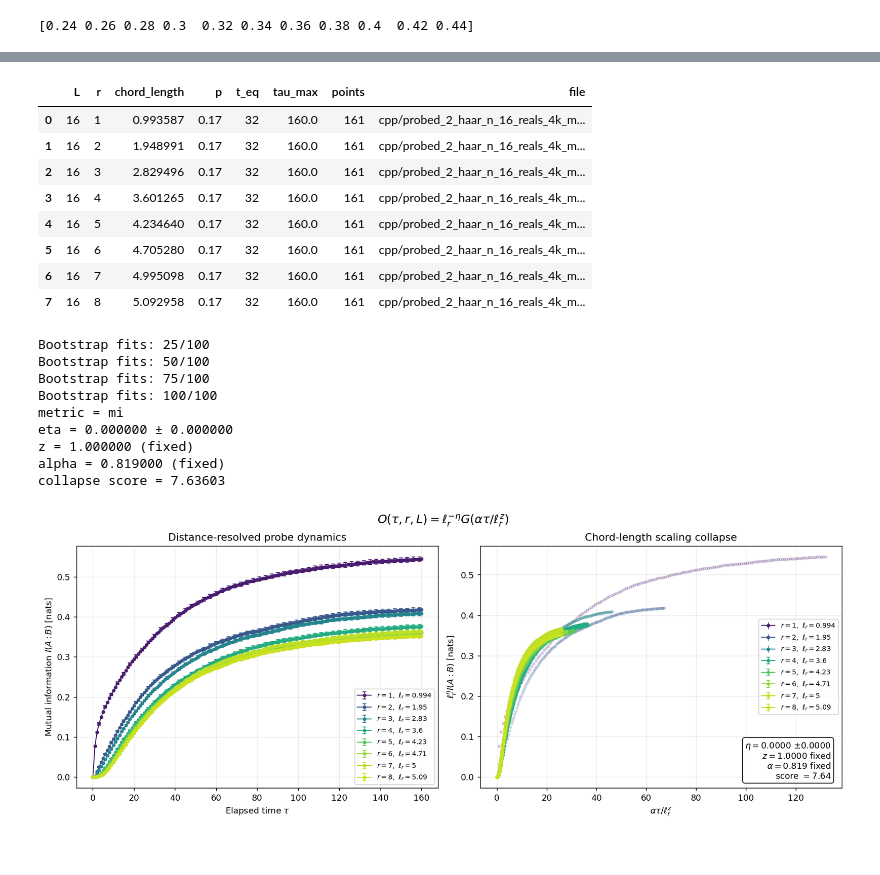
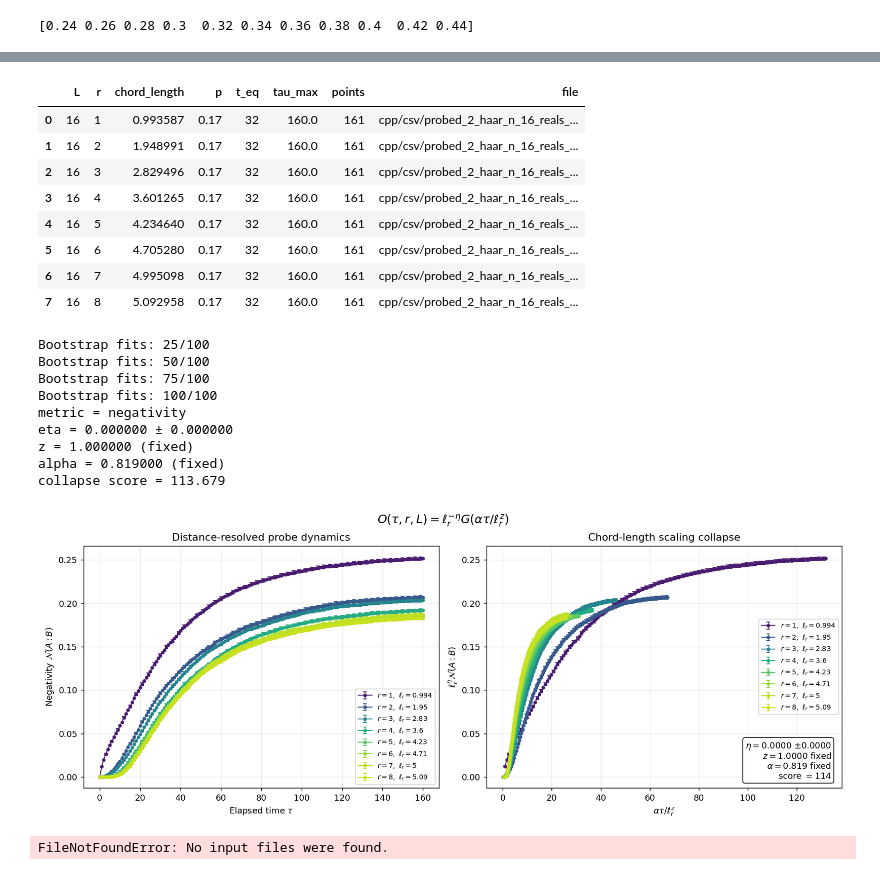
Before and after one commit to amarce4/mipt, a Jupyter notebook: python/visualize.ipynb, the cells around one changed output, grey strips where cells are left out. Cells and saved outputs as stored; diff of their text form; code cells hidden in the pictures.

```diff
--- a/python/visualize.ipynb
+++ b/python/visualize.ipynb
@@ -378,35 +387,80 @@ interpolation bracket = (0.8977597637426882, 1.1221997046783603)
 # %%
 from importlib import reload
 import data_analysis as da
 reload(da)
 
 result = da.probe_distance_collapse(
-    files="cpp/probed_2_haar_n_16_reals_4k_mode_4_p_0.17_teq_32_tau_0_160.csv",
-    metric="mi",       # "mi", "negativity", or "log_negativity"
+    files="cpp/csv/probed_2_haar_n_16_reals_4k_mode_4_p_0.17_teq_32_tau_0_160.csv",
+    metric="negativity",       # "mi", "negativity", or "log_negativity"
     mi_units="nats",
     eta=None,          # None fits eta; a number fixes it
     z=1.0,             # None fits z; 1.0 fixes the CFT expectation
     alpha=0.819,         # fix to the anisotropy obtained from mode 3
-    fit_distance=(4, None),
-    fit_tau=(1, None),
+    fit_distance=(1, None),
+    fit_tau=(0, None),
 )
 # %% [output]
 |  | L | r | chord_length | p | t_eq | tau_max | points | file |
-| 0 | 16 | 1 | 0.993587 | 0.17 | 32 | 160.0 | 161 | cpp/probed_2_haar_n_16_reals_4k_m... |
-| 1 | 16 | 2 | 1.948991 | 0.17 | 32 | 160.0 | 161 | cpp/probed_2_haar_n_16_reals_4k_m... |
-| 2 | 16 | 3 | 2.829496 | 0.17 | 32 | 160.0 | 161 | cpp/probed_2_haar_n_16_reals_4k_m... |
-| 3 | 16 | 4 | 3.601265 | 0.17 | 32 | 160.0 | 161 | cpp/probed_2_haar_n_16_reals_4k_m... |
-| 4 | 16 | 5 | 4.234640 | 0.17 | 32 | 160.0 | 161 | cpp/probed_2_haar_n_16_reals_4k_m... |
-| 5 | 16 | 6 | 4.705280 | 0.17 | 32 | 160.0 | 161 | cpp/probed_2_haar_n_16_reals_4k_m... |
-| 6 | 16 | 7 | 4.995098 | 0.17 | 32 | 160.0 | 161 | cpp/probed_2_haar_n_16_reals_4k_m... |
-| 7 | 16 | 8 | 5.092958 | 0.17 | 32 | 160.0 | 161 | cpp/probed_2_haar_n_16_reals_4k_m... |
+| 0 | 16 | 1 | 0.993587 | 0.17 | 32 | 160.0 | 161 | cpp/csv/probed_2_haar_n_16_reals_... |
+| 1 | 16 | 2 | 1.948991 | 0.17 | 32 | 160.0 | 161 | cpp/csv/probed_2_haar_n_16_reals_... |
+| 2 | 16 | 3 | 2.829496 | 0.17 | 32 | 160.0 | 161 | cpp/csv/probed_2_haar_n_16_reals_... |
+| 3 | 16 | 4 | 3.601265 | 0.17 | 32 | 160.0 | 161 | cpp/csv/probed_2_haar_n_16_reals_... |
+| 4 | 16 | 5 | 4.234640 | 0.17 | 32 | 160.0 | 161 | cpp/csv/probed_2_haar_n_16_reals_... |
+| 5 | 16 | 6 | 4.705280 | 0.17 | 32 | 160.0 | 161 | cpp/csv/probed_2_haar_n_16_reals_... |
+| 6 | 16 | 7 | 4.995098 | 0.17 | 32 | 160.0 | 161 | cpp/csv/probed_2_haar_n_16_reals_... |
+| 7 | 16 | 8 | 5.092958 | 0.17 | 32 | 160.0 | 161 | cpp/csv/probed_2_haar_n_16_reals_... |
 Bootstrap fits: 25/100
 Bootstrap fits: 50/100
 Bootstrap fits: 75/100
 Bootstrap fits: 100/100
-metric = mi
+metric = negativity
 eta = 0.000000 ± 0.000000
 z = 1.000000 (fixed)
 alpha = 0.819000 (fixed)
-collapse score = 7.63603
+collapse score = 113.679
-[figure, old version]
+[figure, new version]
+# %%
+from glob import glob
+import data_analysis as da
+
+# ---------- User controls ----------
+CIRCUIT = "rppu"   # Filename tag: haar, rppu, rfgs, qrppu, etc.
+P = "0.17"         # Must match the compact value used in filenames
+ALPHA = 0.81
+ALPHA_STDERR = 0.09
+
+S1_N = 12
+S1_T_RANGE = (0.0, 10.0)
+
+DIR = "cpp/csv/free_energy/rppu_reals_10k"
+
+# ---------- Fig. 1(b): extract c_eff ----------
+sample_files = sorted(glob(
+    f"{DIR}/free_energy_{CIRCUIT}_n_*_p_{P}_init_*_samples.csv"
+))
+
+ceff_result = da.free_energy_ceff(
+    sample_files,
+    alpha=ALPHA,
+    alpha_stderr=ALPHA_STDERR,
+    # l_min_values=[8,10,12]
+)
+
+print(
+    f"c_eff = {ceff_result['c_eff']:.6f} "
+    f"± {ceff_result['c_eff_stderr']:.6f}"
+)
+
+# ---------- Supplementary Fig. S1(a,b) ----------
+# S1 accepts only one N, p, and circuit type at a time.
+timeseries_files = sorted(glob(
+    f"{DIR}/free_energy_{CIRCUIT}_n_{S1_N}_p_{P}_init_*_timeseries.csv"
+))
+
+equilibration_result = da.free_energy_equilibration(
+    timeseries_files,
+    t_over_l_range=S1_T_RANGE,
+    fit_t_over_l_min=2.0,
+)
+# %% [output]
+FileNotFoundError: No input files were found.
```
Also changed, not shown: parts of 4 cells of this notebook, 11 other files.
